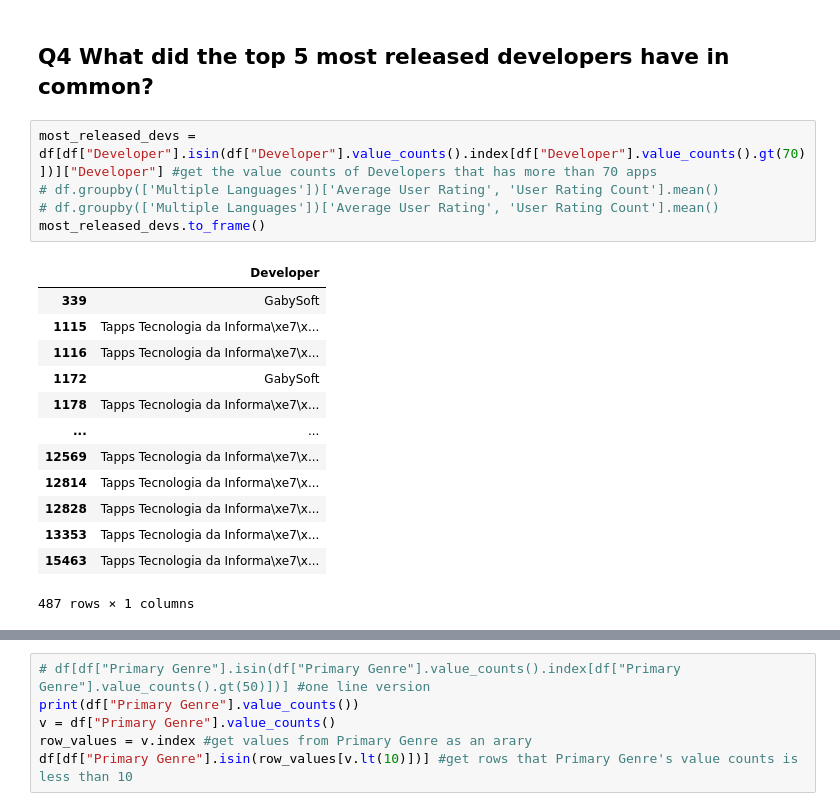
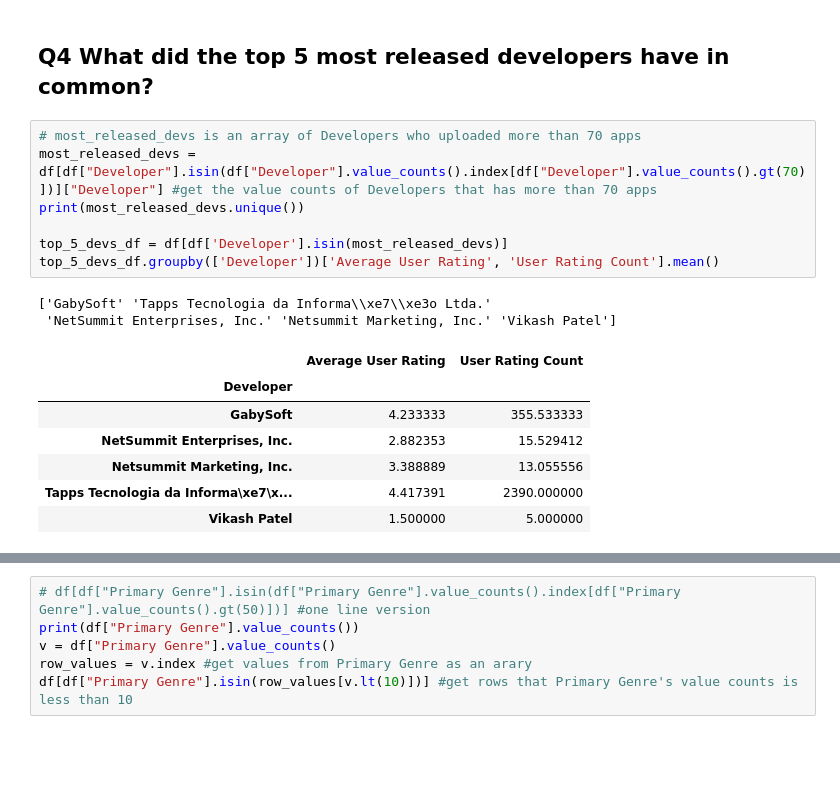
Before and after one commit to SamuelFolledo/DS1.1-Data-Analysis-And-Visualization, a Jupyter notebook: FinalProject/Mobile Strategy Games Analysis.ipynb, the cells around one changed output, grey strips where cells are left out. Cells and saved outputs as stored; diff of their text form; blank space fills up the shorter version.

```diff
--- a/FinalProject/Mobile Strategy Games Analysis.ipynb
+++ b/FinalProject/Mobile Strategy Games Analysis.ipynb
@@ -357,21 +393,19 @@ Name: Multiple Languages, dtype: float64
 # %% [markdown]
 ## Q4 What did the top 5 most released developers have in common?
 # %%
+# most_released_devs is an array of Developers who uploaded more than 70 apps
 most_released_devs = df[df["Developer"].isin(df["Developer"].value_counts().index[df["Developer"].value_counts().gt(70)])]["Developer"] #get the value counts of Developers that has more than 70 apps
-# df.groupby(['Multiple Languages'])['Average User Rating', 'User Rating Count'].mean()
-# df.groupby(['Multiple Languages'])['Average User Rating', 'User Rating Count'].mean()
-most_released_devs.to_frame()
+print(most_released_devs.unique())
+
+top_5_devs_df = df[df['Developer'].isin(most_released_devs)]
+top_5_devs_df.groupby(['Developer'])['Average User Rating', 'User Rating Count'].mean()
 # %% [output]
+['GabySoft' 'Tapps Tecnologia da Informa\\xe7\\xe3o Ltda.'
+ 'NetSummit Enterprises, Inc.' 'Netsummit Marketing, Inc.' 'Vikash Patel']
-|  | Developer |
-| 339 | GabySoft |
-| 1115 | Tapps Tecnologia da Informa\xe7\x... |
-| 1116 | Tapps Tecnologia da Informa\xe7\x... |
-| 1172 | GabySoft |
-| 1178 | Tapps Tecnologia da Informa\xe7\x... |
-| ... | ... |
-| 12569 | Tapps Tecnologia da Informa\xe7\x... |
-| 12814 | Tapps Tecnologia da Informa\xe7\x... |
-| 12828 | Tapps Tecnologia da Informa\xe7\x... |
-| 13353 | Tapps Tecnologia da Informa\xe7\x... |
-| 15463 | Tapps Tecnologia da Informa\xe7\x... |
+|  | Average User Rating | User Rating Count |
+| Developer |  |  |
+| GabySoft | 4.233333 | 355.533333 |
+| NetSummit Enterprises, Inc. | 2.882353 | 15.529412 |
+| Netsummit Marketing, Inc. | 3.388889 | 13.055556 |
+| Tapps Tecnologia da Informa\xe7\x... | 4.417391 | 2390.000000 |
+| Vikash Patel | 1.500000 | 5.000000 |
-487 rows × 1 columns
```
Also changed, not shown: parts of 13 cells of this notebook.
